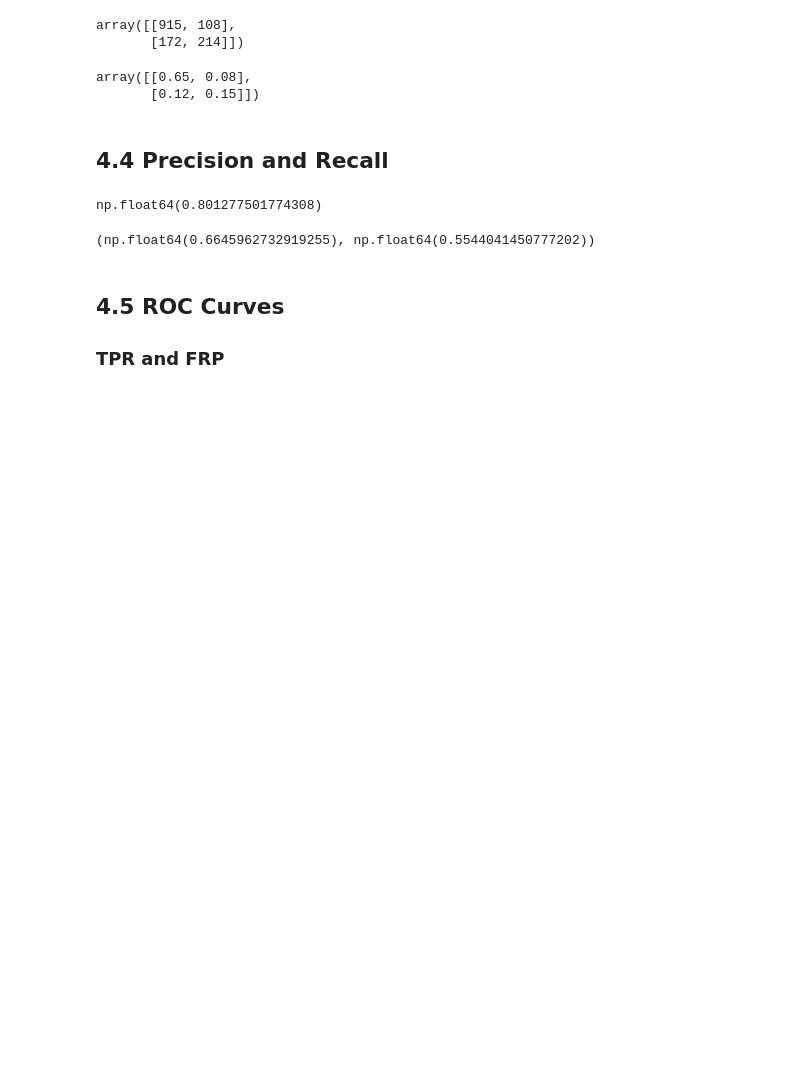
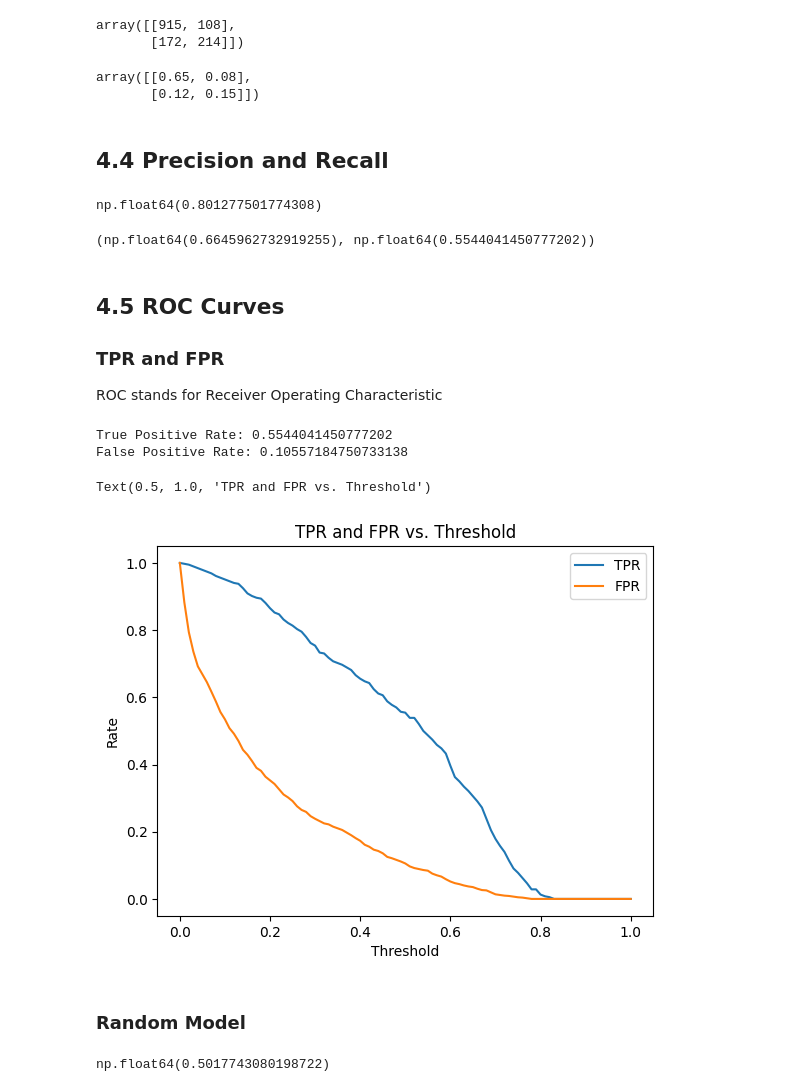
Before and after one commit to lautarocolli/machine-learning-zoomcamp-homework, a Jupyter notebook: 04-evaluation/class_notebook.ipynb, the cells around one changed output. Saved outputs shown, nothing was run; the diff lists cells and outputs as text; code cells hidden in the pictures; blank space fills up the shorter version.

Commit message:
4.5 ROC Curves

```diff
--- a/04-evaluation/class_notebook.ipynb
+++ b/04-evaluation/class_notebook.ipynb
@@ -177,4 +177,46 @@ precision, recall
 (np.float64(0.6645962732919255), np.float64(0.5544041450777202))
 # %% [markdown]
 ## 4.5 ROC Curves
-### TPR and FRP
+### TPR and FPR
+ROC stands for Receiver Operating Characteristic
+# %%
+tpr = tp / (tp + fn)  # True Positive Rate
+fpr = fp / (fp + tn)  # False Positive Rate
+print(f"True Positive Rate: {tpr}")
+print(f"False Positive Rate: {fpr}")
+# %% [output]
+True Positive Rate: 0.5544041450777202
+False Positive Rate: 0.10557184750733138
+# %%
+thresholds = np.linspace(0, 1, 101)
+scores = []
+for t in thresholds:
+    predicted_positives = (y_pred >= t)
+    predicted_negatives = (y_pred < t)
+
+    tp = (predicted_positives & actual_positives).sum()
+    tn = (predicted_negatives & actual_negatives).sum()
+    fp = (predicted_positives & actual_negatives).sum()
+    fn = (predicted_negatives & actual_positives).sum()
+
+    tpr = tp / (tp + fn)
+    fpr = fp / (fp + tn)
+
+    scores.append((t,tp,fp,fn,tn))
+# %%
+df_scores = pd.DataFrame(scores, columns=['threshold', 'tp', 'fp', 'fn', 'tn'])
+
+df_scores['tpr'] = df_scores.tp / (df_scores.tp + df_scores.fn)
+df_scores['fpr'] = df_scores.fp / (df_scores.fp + df_scores.tn)
+# %%
+plt.plot(df_scores.threshold, df_scores.tpr, label='TPR')
+plt.plot(df_scores.threshold, df_scores.fpr, label='FPR')
+plt.legend()
+plt.xlabel('Threshold')
+plt.ylabel('Rate')
+plt.title('TPR and FPR vs. Threshold')
+# %% [output]
+Text(0.5, 1.0, 'TPR and FPR vs. Threshold')
+[figure, added]
+# %% [markdown]
+### Random Model
@@ -180,0 +226,4 @@ precision, recall
+# %%
+((y_rand >= 0.5) == y_val).mean()
+# %% [output]
+np.float64(0.5017743080198722)
```
Also changed, not shown: parts of 18 cells of this notebook.
